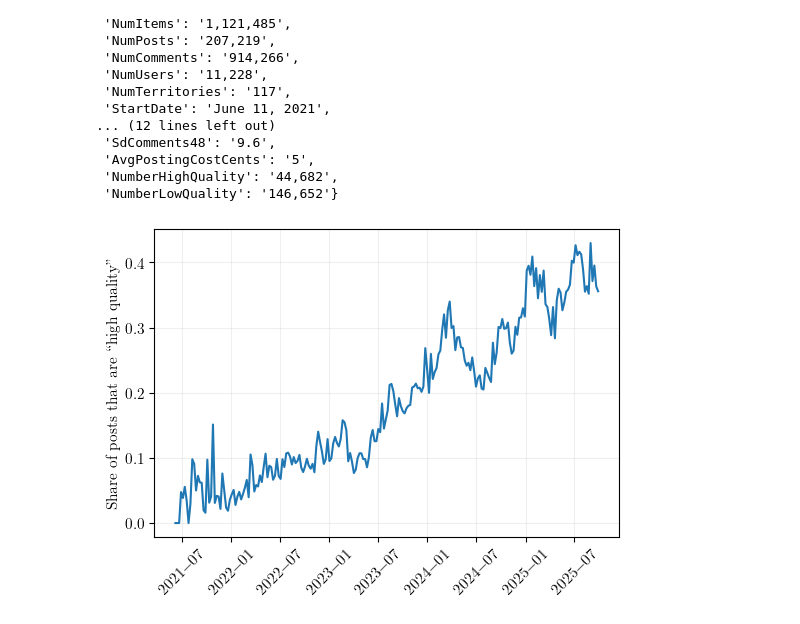
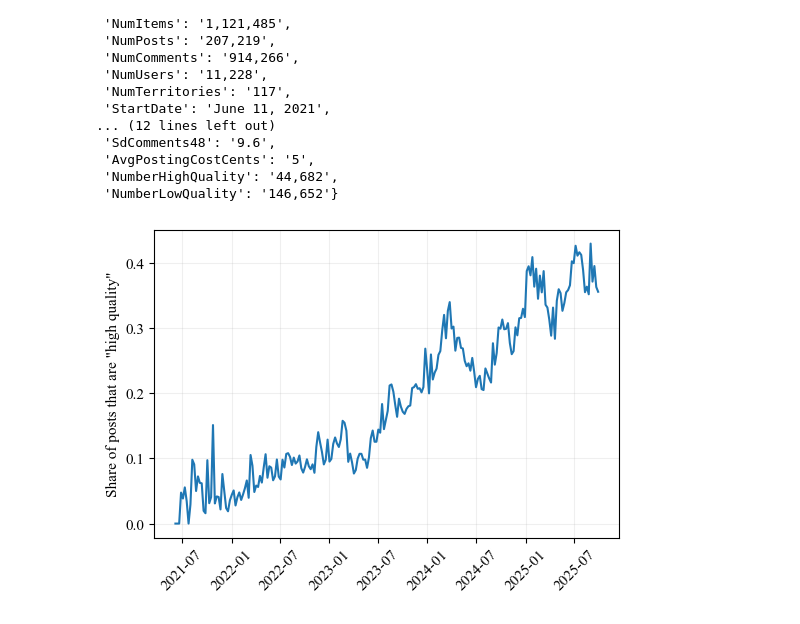
Before and after one commit to ed-kung/sn-research, a Jupyter notebook: src/notebooks/v4v-analysis.ipynb, the cells around one changed output. Saved outputs shown, nothing was run; the diff lists cells and outputs as text; code cells hidden in the pictures.

Commit message:
quality time figure update

```diff
--- a/src/notebooks/v4v-analysis.ipynb
+++ b/src/notebooks/v4v-analysis.ipynb
@@ -15,7 +15,6 @@ import networkx as nx
 
 plt.rcParams['font.family'] = 'Times New Roman'
 plt.rcParams['font.size'] = 11
-plt.rcParams['text.usetex'] = True
 
 from sklearn.decomposition import PCA
 from sklearn.model_selection import train_test_split
@@ -176,17 +175,17 @@ wt.update_results({
 # %%
 # Plot quality over time
 
 plot_df = posts.groupby('week').agg(
     total_posts = ('itemId', 'count'),
     hi_quality_posts = ('hi_quality', 'sum')
 ).reset_index()
 
 plt.figure(figsize = (6,4))
 plt.plot(plot_df['week'], plot_df['hi_quality_posts'] / plot_df['total_posts'])
 plt.xticks(rotation=45)
 plt.grid(alpha=0.2)
-plt.ylabel(r"Share of posts that are ``high quality''")
+plt.ylabel('Share of posts that are "high quality"')
 plt.savefig(os.path.join(LOCAL_PATH, "results", "fig_quality_over_time.pdf"), bbox_inches='tight')
 plt.show()
 # %% [output]
-[figure, old version]
+[figure, new version]
```
Also changed, not shown: 1 other file.
